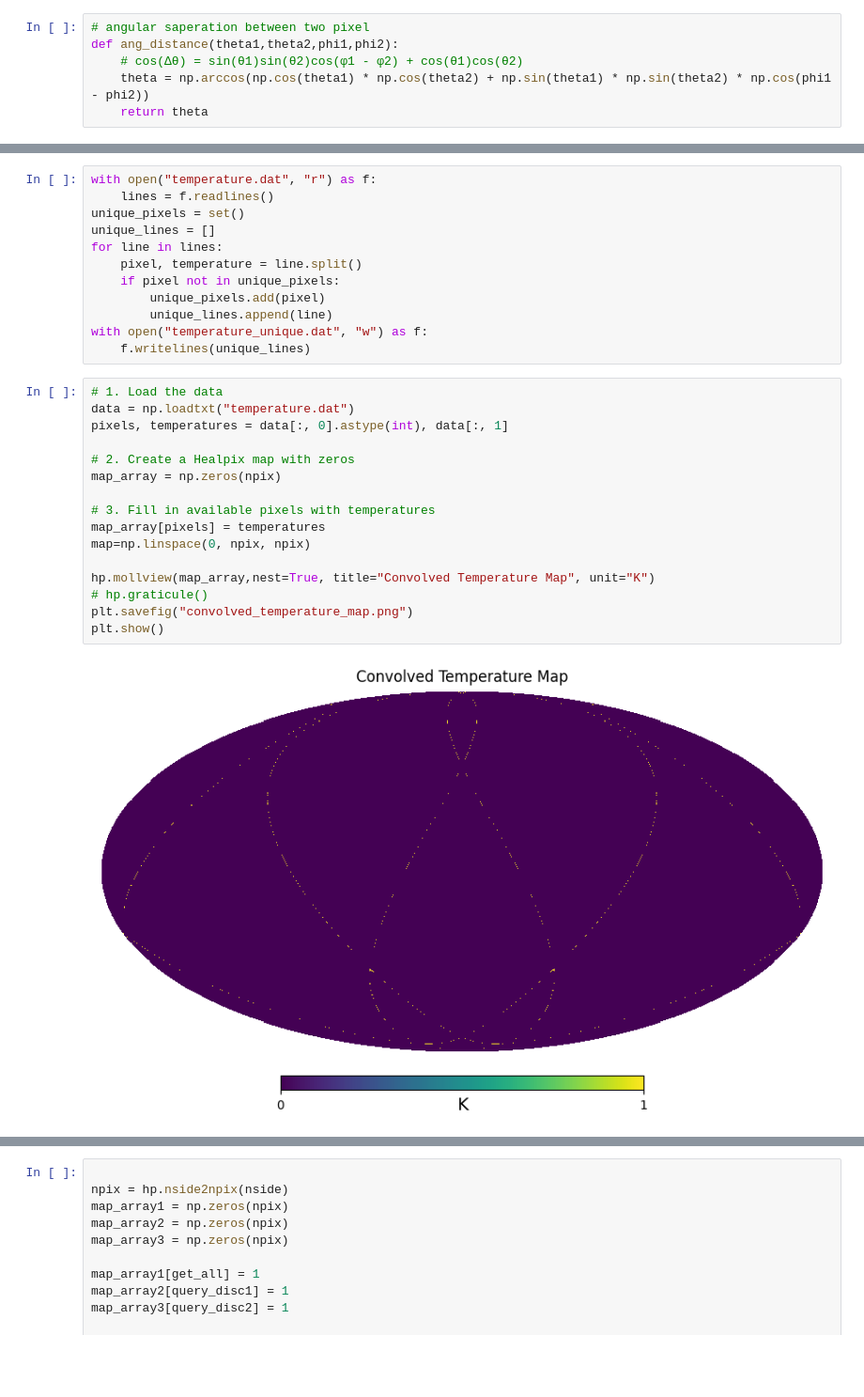
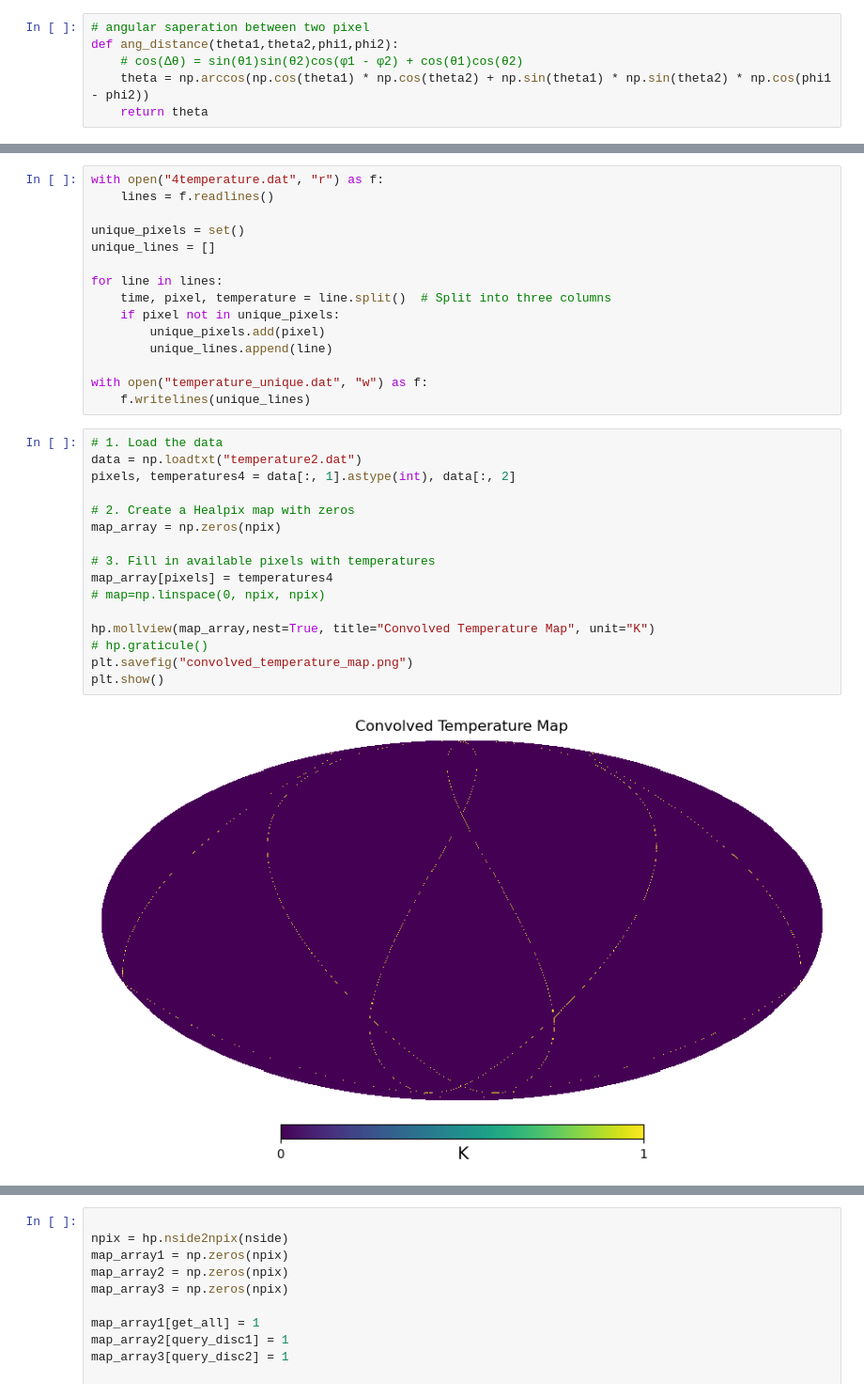
Before and after one commit to sjaiswal711/CMB_NN, a Jupyter notebook: Gaussian_convolution.ipynb, the cells around one changed output, grey strips where cells are left out. Shown at 94% size. Cells and saved outputs as stored; diff of their text form; blank space fills up the shorter version.

```diff
--- a/Gaussian_convolution.ipynb
+++ b/Gaussian_convolution.ipynb
@@ -162,30 +164,33 @@ Total execution time: 6817.50 seconds
 # %%
-with open("temperature.dat", "r") as f:
+with open("4temperature.dat", "r") as f:
     lines = f.readlines()
+
 unique_pixels = set()
 unique_lines = []
+
 for line in lines:
-    pixel, temperature = line.split()
+    time, pixel, temperature = line.split()  # Split into three columns
     if pixel not in unique_pixels:
         unique_pixels.add(pixel)
         unique_lines.append(line)
+
 with open("temperature_unique.dat", "w") as f:
     f.writelines(unique_lines)
 # %%
 # 1. Load the data
-data = np.loadtxt("temperature.dat")
-pixels, temperatures = data[:, 0].astype(int), data[:, 1]
+data = np.loadtxt("temperature2.dat")
+pixels, temperatures4 = data[:, 1].astype(int), data[:, 2]
 
 # 2. Create a Healpix map with zeros
 map_array = np.zeros(npix)
 
 # 3. Fill in available pixels with temperatures
-map_array[pixels] = temperatures
-map=np.linspace(0, npix, npix)
+map_array[pixels] = temperatures4
+# map=np.linspace(0, npix, npix)
 
 hp.mollview(map_array,nest=True, title="Convolved Temperature Map", unit="K")
 # hp.graticule()
 plt.savefig("convolved_temperature_map.png")
 plt.show()
 # %% [output]
-[figure, old version]
+[figure, new version]
```
Also changed, not shown: parts of 7 cells of this notebook.
